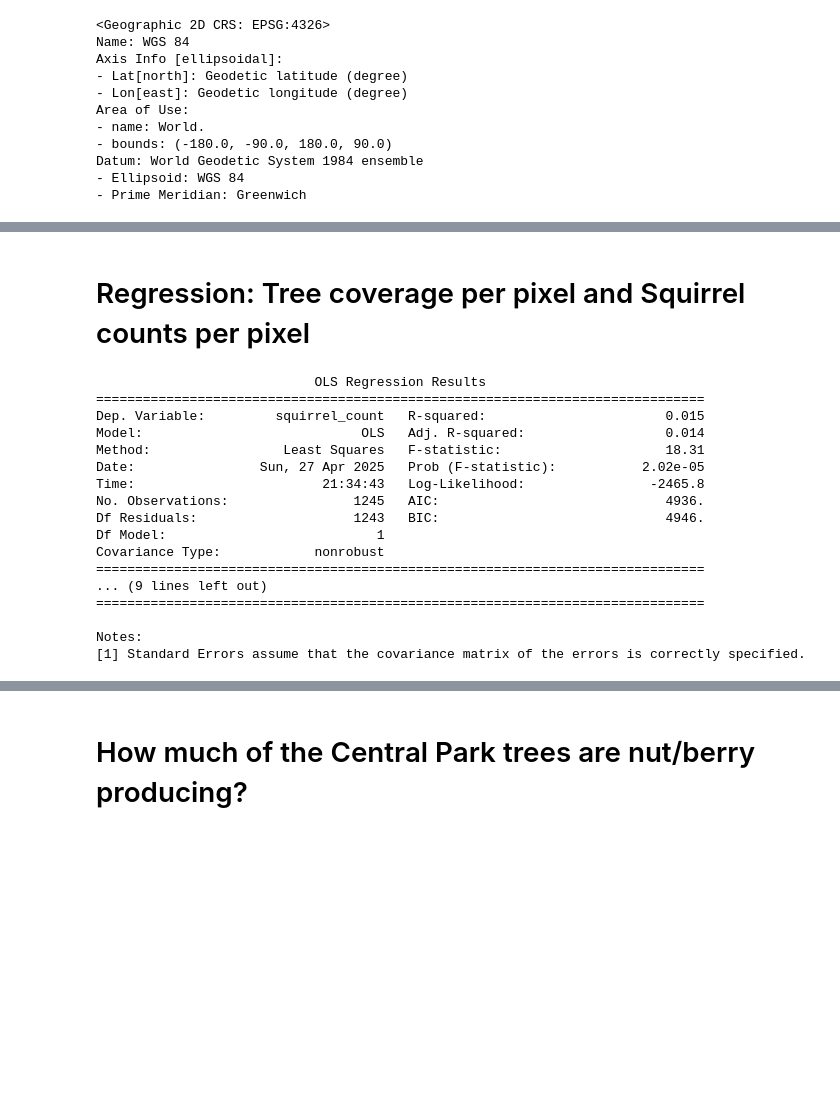
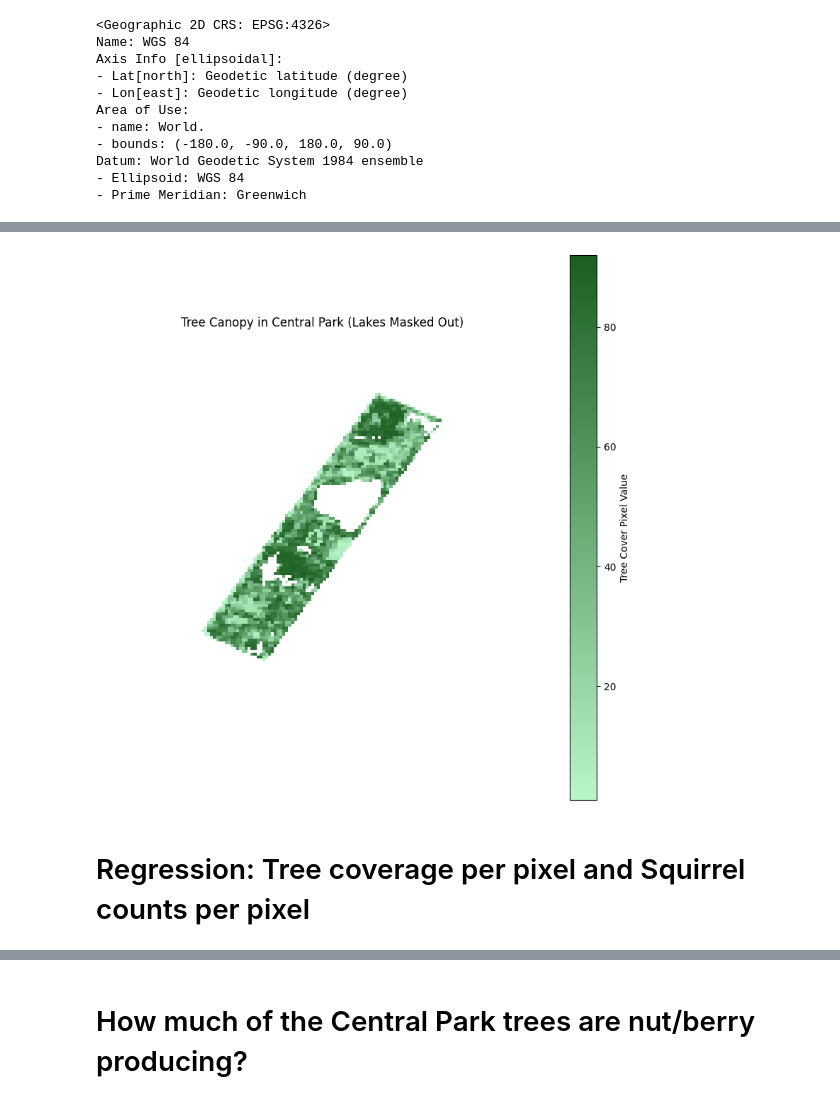
Before and after one commit to envirodatascience/final-project-go-squirrels, a Jupyter notebook: Zaya_Go_Squirrels.ipynb, the cells around one changed output, grey strips where cells are left out. Cells and saved outputs as stored; diff of their text form; code cells hidden in the pictures; blank space fills up the shorter version.

```diff
--- a/Zaya_Go_Squirrels.ipynb
+++ b/Zaya_Go_Squirrels.ipynb
@@ -470,42 +496,32 @@ Datum: World Geodetic System 1984 ensemble
+# %%
+
+# 1. Rasterize the lakes
+lake_mask = features.rasterize(
+    [(geom, 1) for geom in filtered_water.the_geom],
+    out_shape=out_image[0].shape,
+    transform=out_meta['transform'],
+    fill=0,
+    dtype=np.uint8
+)
+
+# 2. Mask out the lakes from the tree canopy raster
+# Set pixels inside lakes to NaN
+out_image_masked = np.where(lake_mask == 1, np.nan, out_image)
+
+# Plot to check whether we've masked out the lakes successfully
+# Define a custom green color gradient to make sure that NaNs are clear white
+green_cmap = mcolors.LinearSegmentedColormap.from_list(
+    "custom_green",
+    ["#b9f6ca", "#1b5e20"]  # light green to dark green
+)
+
+plt.figure(figsize=(10, 10))
+plt.imshow(out_image_masked[0], cmap=green_cmap)
+plt.title("Tree Canopy in Central Park (Lakes Masked Out)")
+plt.axis('off')
+plt.colorbar(label="Tree Cover Pixel Value")
+plt.show()
+# %% [output]
+[figure, added]
 # %% [markdown]
 # Regression: Tree coverage per pixel and Squirrel counts per pixel
-# %%
-
-
-# Map x, y to raster row, col (i.e., which pixel)
-df_sq['row'], df_sq['col'] = zip(*[
-    rowcol(out_transform, x, y)
-    for x, y in zip(df_sq.geometry.x, df_sq.geometry.y)
-])
-
-squirrel_counts = df_sq.groupby(['row', 'col']).size().reset_index(name='squirrel_count')
-
-# out_image has shape (1, height, width), so index as [0, row, col]
-squirrel_counts['tree_cover'] = squirrel_counts.apply(
-    lambda row: out_image[0, row['row'], row['col']],
-    axis=1
-)
-
-X = sm.add_constant(squirrel_counts['tree_cover'])
-y = squirrel_counts['squirrel_count']
-
-model = sm.OLS(y, X).fit()
-print(model.summary())
-# %% [output]
-                            OLS Regression Results
-==============================================================================
-Dep. Variable:         squirrel_count   R-squared:                       0.015
-Model:                            OLS   Adj. R-squared:                  0.014
-Method:                 Least Squares   F-statistic:                     18.31
-Date:                Sun, 27 Apr 2025   Prob (F-statistic):           2.02e-05
-Time:                        21:34:43   Log-Likelihood:                -2465.8
-No. Observations:                1245   AIC:                             4936.
-Df Residuals:                    1243   BIC:                             4946.
-Df Model:                           1
-Covariance Type:            nonrobust
-==============================================================================
-... (9 lines left out)
-==============================================================================
-
-Notes:
-[1] Standard Errors assume that the covariance matrix of the errors is correctly specified.
```
Also changed, not shown: parts of 21 cells of this notebook.
